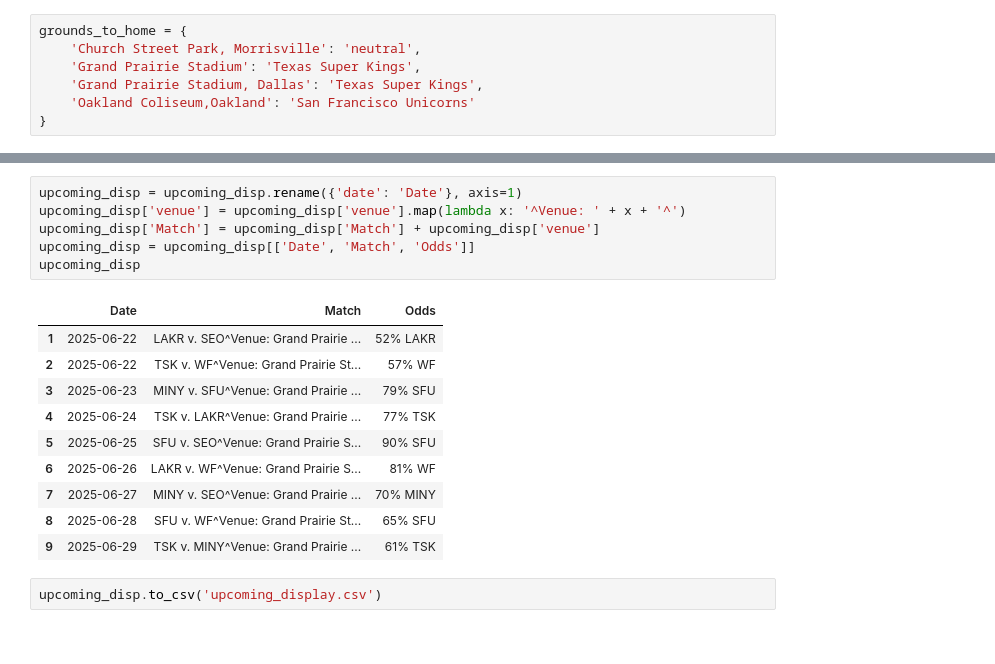
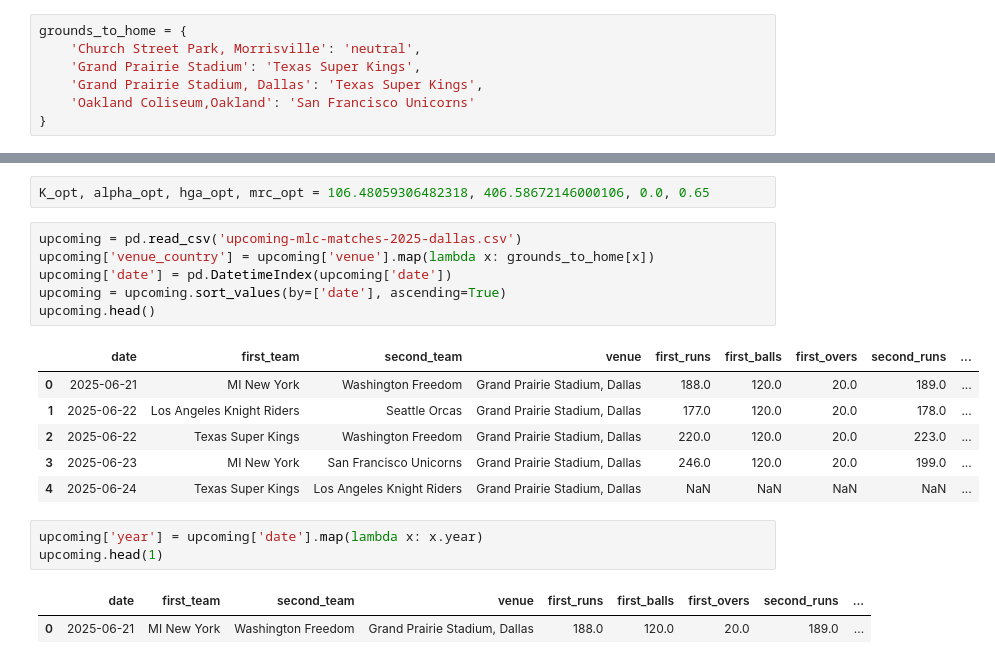
Before and after one commit to Hackquantumcpp/cricket-elo, a Jupyter notebook: mlc-updates-predictions.ipynb, the cells around one changed output, grey strips where cells are left out. Cells and saved outputs as stored; diff of their text form.

```diff
--- a/mlc-updates-predictions.ipynb
+++ b/mlc-updates-predictions.ipynb
@@ -726,19 +611,21 @@ upcoming_disp
-# %%
-upcoming_disp = upcoming_disp.rename({'date': 'Date'}, axis=1)
-upcoming_disp['venue'] = upcoming_disp['venue'].map(lambda x: '^Venue: ' + x + '^')
-upcoming_disp['Match'] = upcoming_disp['Match'] + upcoming_disp['venue']
-upcoming_disp = upcoming_disp[['Date', 'Match', 'Odds']]
-upcoming_disp
-# %% [output]
-|  | Date | Match | Odds |
-| 1 | 2025-06-22 | LAKR v. SEO^Venue: Grand Prairie ... | 52% LAKR |
-| 2 | 2025-06-22 | TSK v. WF^Venue: Grand Prairie St... | 57% WF |
-| 3 | 2025-06-23 | MINY v. SFU^Venue: Grand Prairie ... | 79% SFU |
-| 4 | 2025-06-24 | TSK v. LAKR^Venue: Grand Prairie ... | 77% TSK |
-| 5 | 2025-06-25 | SFU v. SEO^Venue: Grand Prairie S... | 90% SFU |
-| 6 | 2025-06-26 | LAKR v. WF^Venue: Grand Prairie S... | 81% WF |
-| 7 | 2025-06-27 | MINY v. SEO^Venue: Grand Prairie ... | 70% MINY |
-| 8 | 2025-06-28 | SFU v. WF^Venue: Grand Prairie St... | 65% SFU |
-| 9 | 2025-06-29 | TSK v. MINY^Venue: Grand Prairie ... | 61% TSK |
-# %%
-upcoming_disp.to_csv('upcoming_display.csv')
+# %%
+K_opt, alpha_opt, hga_opt, mrc_opt = 106.48059306482318, 406.58672146000106, 0.0, 0.65
+# %%
+upcoming = pd.read_csv('upcoming-mlc-matches-2025-dallas.csv')
+upcoming['venue_country'] = upcoming['venue'].map(lambda x: grounds_to_home[x])
+upcoming['date'] = pd.DatetimeIndex(upcoming['date'])
+upcoming = upcoming.sort_values(by=['date'], ascending=True)
+upcoming.head()
+# %% [output]
+|  | date | first_team | second_team | venue | first_runs | first_balls | first_overs | second_runs | ... |
+| 0 | 2025-06-21 | MI New York | Washington Freedom | Grand Prairie Stadium, Dallas | 188.0 | 120.0 | 20.0 | 189.0 | ... |
+| 1 | 2025-06-22 | Los Angeles Knight Riders | Seattle Orcas | Grand Prairie Stadium, Dallas | 177.0 | 120.0 | 20.0 | 178.0 | ... |
+| 2 | 2025-06-22 | Texas Super Kings | Washington Freedom | Grand Prairie Stadium, Dallas | 220.0 | 120.0 | 20.0 | 223.0 | ... |
+| 3 | 2025-06-23 | MI New York | San Francisco Unicorns | Grand Prairie Stadium, Dallas | 246.0 | 120.0 | 20.0 | 199.0 | ... |
+| 4 | 2025-06-24 | Texas Super Kings | Los Angeles Knight Riders | Grand Prairie Stadium, Dallas | NaN | NaN | NaN | NaN | ... |
+# %%
+upcoming['year'] = upcoming['date'].map(lambda x: x.year)
+upcoming.head(1)
+# %% [output]
+|  | date | first_team | second_team | venue | first_runs | first_balls | first_overs | second_runs | ... |
+| 0 | 2025-06-21 | MI New York | Washington Freedom | Grand Prairie Stadium, Dallas | 188.0 | 120.0 | 20.0 | 189.0 | ... |
```
Also changed, not shown: parts of 29 cells of this notebook, 6 other files.
